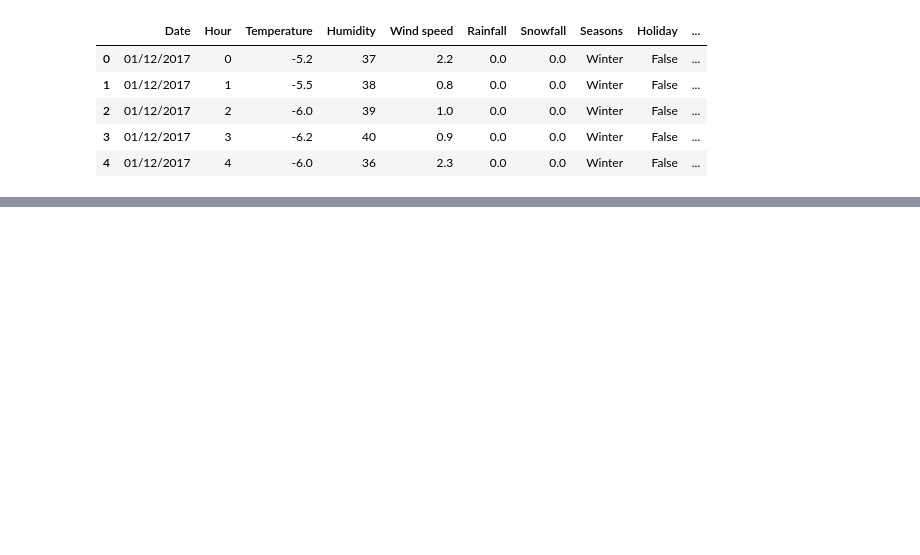
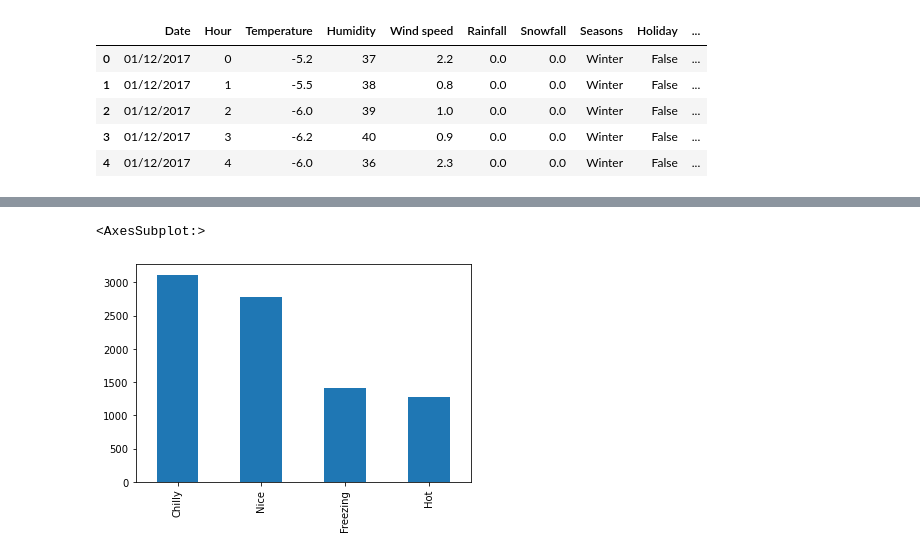
Before and after one commit to rogovich/2022_POL_Data_Analysis_in_Python, a Jupyter notebook: @In-Class_Notebooks/2022.02.01/20220102_Pandas.ipynb, the cells around one changed output, grey strips where cells are left out. Saved outputs shown, nothing was run; the diff lists cells and outputs as text; code cells hidden in the pictures; blank space fills up the shorter version.

```diff
--- a/@In-Class_Notebooks/2022.02.01/20220102_Pandas.ipynb
+++ b/@In-Class_Notebooks/2022.02.01/20220102_Pandas.ipynb
@@ -261,0 +758,5 @@ bikes['a'].sum()
+# %%
+bikes['Temperature Category'].value_counts().plot(kind='bar')
+# %% [output]
+<AxesSubplot:>
+[figure, added]
```
Also changed, not shown: parts of 59 cells of this notebook, 3 other files.
